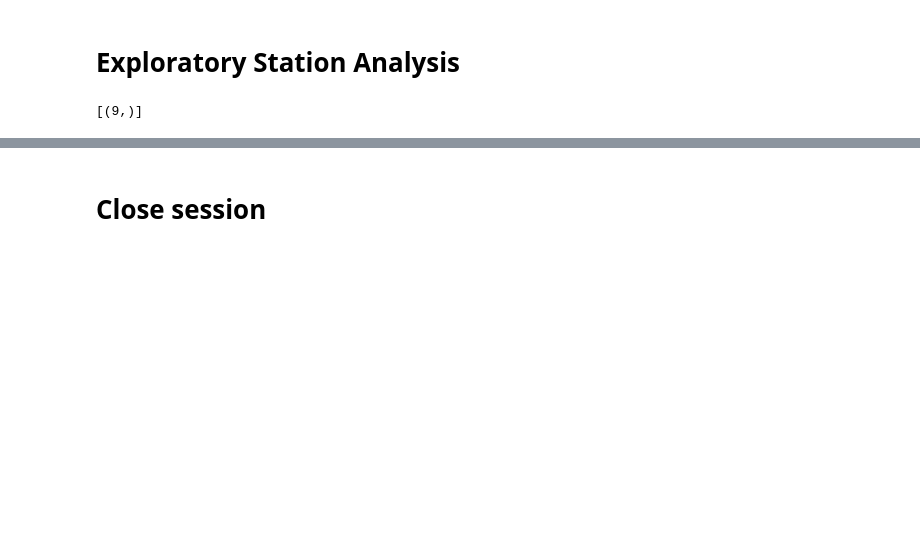
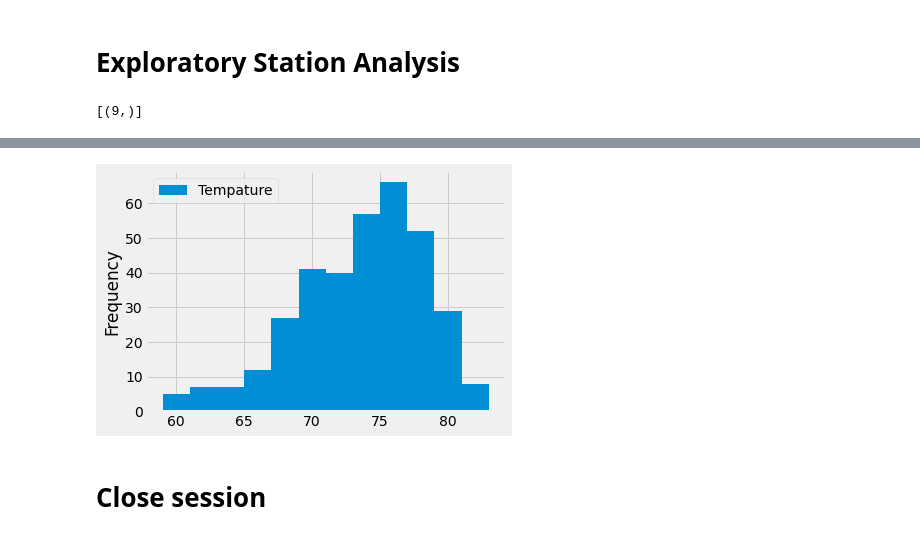
Before and after one commit to J-Schea29/sqlalchemy-challenge, a Jupyter notebook: climate_starter.ipynb, the cells around one changed output, grey strips where cells are left out. Drawn from its saved outputs; the diff is of its cells as text; code cells hidden in the pictures; blank space fills up the shorter version.

```diff
--- a/climate_starter.ipynb
+++ b/climate_starter.ipynb
@@ -140,3 +155,9 @@ stations = session.query(Measurement.station, func.count(Measurement.prcp)).grou
 # %%
 # Using the most active station id
 # Query the last 12 months of temperature observation data for this station and plot the results as a histogram
+temp_station = session.query(Measurement.tobs).\
+filter(Measurement.station == "USC00519281").filter(Measurement.date > one_year).all()
+
+#Pandas DataFrame
+df = pd.DataFrame(temp_station, columns = ["Tempature"])
+df
@@ -143,3 +178,9 @@ stations = session.query(Measurement.station, func.count(Measurement.prcp)).grou
+# %%
+#Histogram
+df.plot.hist(bins = 12)
+plt.tight_layout()
+# %% [output]
+[figure, added]
 # %% [markdown]
 # Close session
 # %%
```
Also changed, not shown: parts of 5 cells of this notebook.
